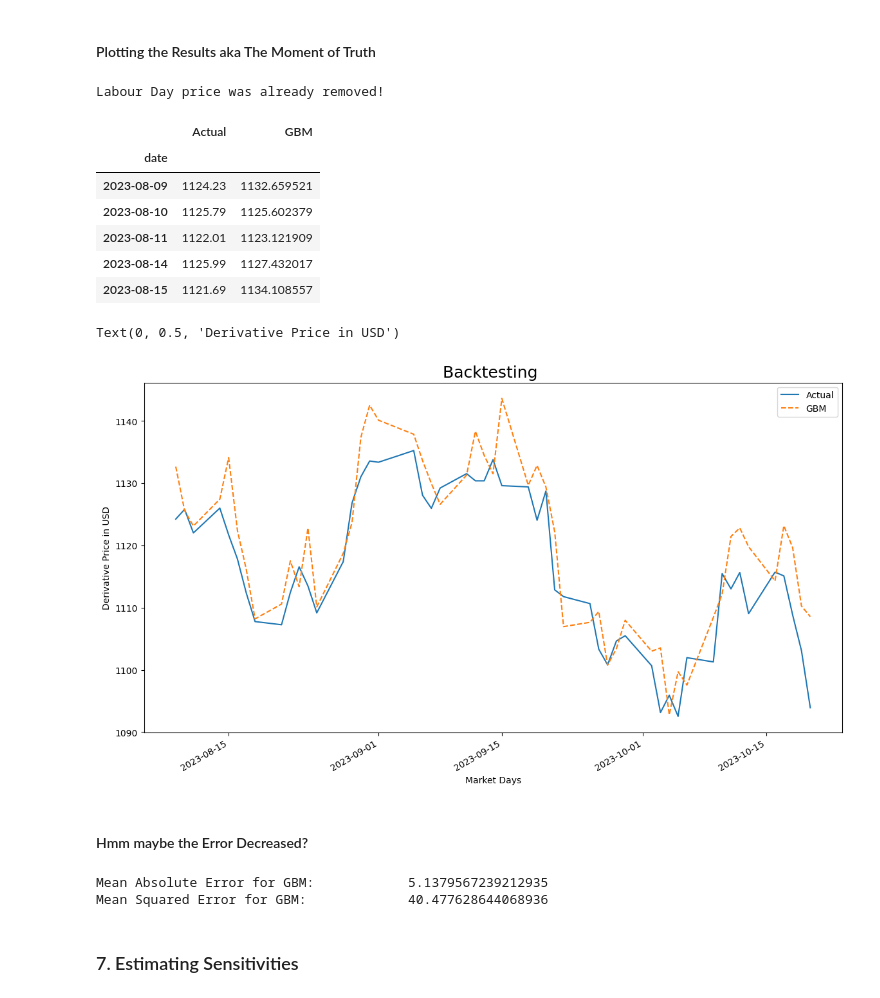
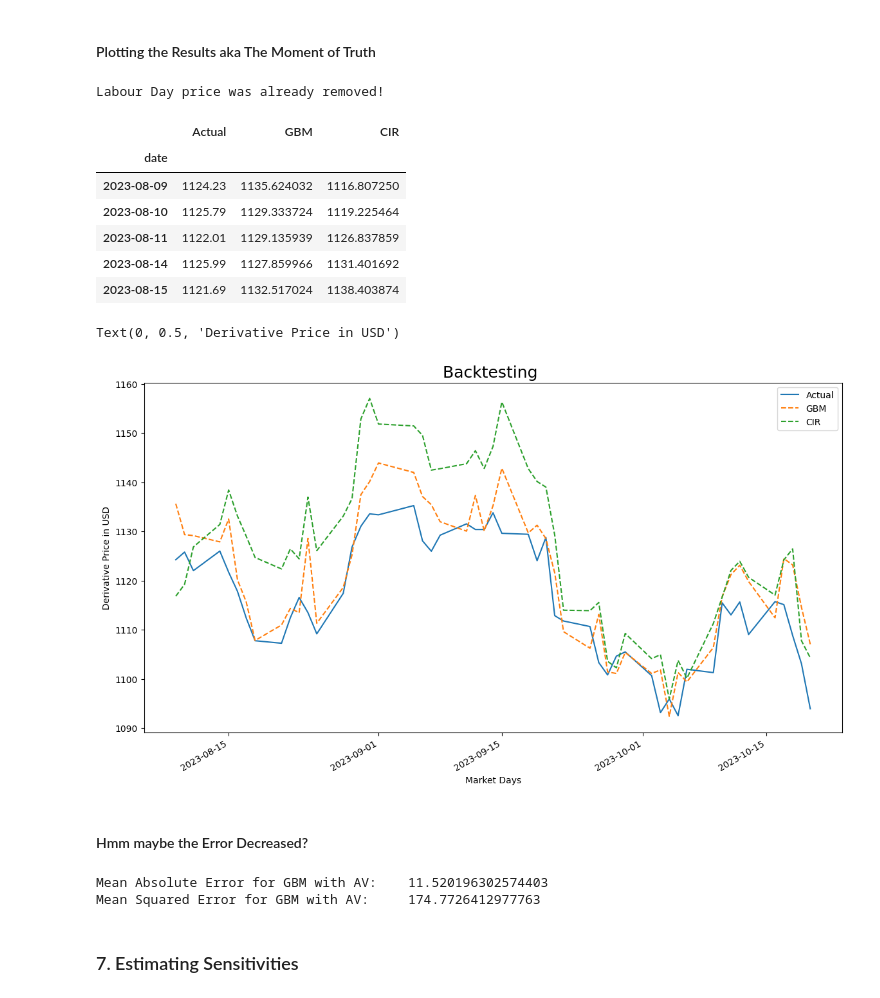
Before and after one commit to RahulG1309/MH4518, a Jupyter notebook: simulations/Black_Scholes.ipynb, the cells around one changed output. Saved outputs shown, nothing was run; the diff lists cells and outputs as text; code cells hidden in the pictures.

```diff
--- a/simulations/Black_Scholes.ipynb
+++ b/simulations/Black_Scholes.ipynb
@@ -471,0 +602,2 @@ for date, prices in zip(simulation_dates, backtest_windows):
+# %%
+Hes_matrix = np.random.normal(0, 1, size=(len(simulation_dates), num_sim, num_periods))
@@ -472,3 +620,39 @@ for date, prices in zip(simulation_dates, backtest_windows):
+# %%
+@njit
+def simulate_GBM_(num_sim, S_0, r, sigma, delta_t, T, Z):  # NOTE: For exact GMB simply set r=mu while calling
+  # Initializations
+  num_periods = int(T/delta_t)
+  S_matrix = np.zeros(shape=(num_sim, num_periods + 1), dtype=np.float64)
+
+  # We are using the form derived by Ito's lemma
+  for i in range(num_sim):
+    S_matrix[i][0] = S_0
+    for j in range(1, num_periods + 1):
+      v = r - 0.5*(sigma[i][j]**2)
+      log_diff = v*delta_t + (sigma[i][j]*np.sqrt(delta_t) * Z[i][j-1])
+      S_matrix[i][j] = S_matrix[i][j-1]*np.exp(log_diff)
+
+  return S_matrix
+# %%
+# GBM without Variance Reduction
+GBM_expected_values = []
+
+for date, prices in zip(simulation_dates, backtest_windows):
+
+  date_index = simulation_dates.get_loc(date)
+  delta = len(product_lifetime[date:])
+  tau = delta / 252 ### time diff in years
+  curve_fit = curves[date_index]
+  r = curve_fit(tau)/100 ### yearly interest
+  _, sigma, sigma_sigma, kappa, init_sigma = get_lognormal_statistics_(prices)  ### all daily indicators
+  eff_r = r - get_div_rate(date)/100
+
+  variance = simulate_heston_var(num_sim, init_sigma, sigma, sigma_sigma, kappa, delta_t, tau, Z=Hes_matrix[date_index])
+  simulated_prices = simulate_GBM_(num_sim, prices[-1], eff_r/252, variance**(1/2), delta_t, tau, Z=Z_matrix[date_index])
+
+  payoffs = np.exp(-eff_r*tau)*np.apply_along_axis(func1d=calculate_payoff, axis=1, arr=simulated_prices)
+  expected_value = np.mean(payoffs)
+  GBM_expected_values.append(expected_value)
 # %%
 # # GBM with Control Variate Variance Reduction
 # GBM_CV_expected_values = []
@@ -541,35 +725,39 @@ simulation_reults['Actual'] = product_prices["value"]
 simulation_reults['GBM'] = GBM_expected_values
 # simulation_reults['AV'] = GBM_AV_expected_values
 # simulation_reults['EMS'] = GBM_EMS_expected_values
+# simulation_reults['closed']= closed_expected_values
+simulation_reults['CIR']= CIR_expected_values
 # simulation_reults['CV'] = GBM_CV_expected_values
 # simulation_reults['CV_Min'] = GBM_CV_Min_expected_values
 
 simulation_reults.head()
 # %% [output]
 Labour Day price was already removed!
-|  | Actual | GBM |
-| date |  |  |
-| 2023-08-09 | 1124.23 | 1132.659521 |
-| 2023-08-10 | 1125.79 | 1125.602379 |
-| 2023-08-11 | 1122.01 | 1123.121909 |
-| 2023-08-14 | 1125.99 | 1127.432017 |
-| 2023-08-15 | 1121.69 | 1134.108557 |
+|  | Actual | GBM | CIR |
+| date |  |  |  |
+| 2023-08-09 | 1124.23 | 1135.624032 | 1116.807250 |
+| 2023-08-10 | 1125.79 | 1129.333724 | 1119.225464 |
+| 2023-08-11 | 1122.01 | 1129.135939 | 1126.837859 |
+| 2023-08-14 | 1125.99 | 1127.859966 | 1131.401692 |
+| 2023-08-15 | 1121.69 | 1132.517024 | 1138.403874 |
 # %%
 plt.figure(figsize=(14,8))
 plt.title('Backtesting ',fontdict={"fontsize":18})
 
 simulation_reults['Actual'].plot(legend=True)
 simulation_reults['GBM'].plot(legend=True,style="--")
 # simulation_reults['AV'].plot(legend=True,style="--")
 # simulation_reults['EMS'].plot(legend=True,style="--")
+# simulation_reults['closed'].plot(legend=True,style="--")
+simulation_reults['CIR'].plot(legend=True,style="--")
 # simulation_reults['CV'].plot(legend=True,style="--")
 # simulation_reults['CV_Min'].plot(legend=True,style="--")
 
 plt.xlabel('Market Days')
 plt.ylabel('Derivative Price in USD')
 # %% [output]
 Text(0, 0.5, 'Derivative Price in USD')
-[figure, old version]
+[figure, new version]
 # %% [markdown]
 #### Hmm maybe the Error Decreased?
 # %%
@@ -578,10 +766,10 @@ mean_sq_error=mean_squared_error(simulation_reults['Actual'].to_list(),simulatio
 print(f'Mean Absolute Error for GBM:\t\t{mean_abs_error}')
 print(f'Mean Squared Error for GBM:\t\t{mean_sq_error}\n')
 
-# mean_abs_error=mean_absolute_error(simulation_reults['Actual'].to_list(),simulation_reults['AV'].to_list())
-# mean_sq_error=mean_squared_error(simulation_reults['Actual'].to_list(),simulation_reults['AV'].to_list())
-# print(f'Mean Absolute Error for GBM with AV:\t{mean_abs_error}')
-# print(f'Mean Squared Error for GBM with AV:\t{mean_sq_error}\n')
+mean_abs_error=mean_absolute_error(simulation_reults['Actual'].to_list(),simulation_reults['AV'].to_list())
+mean_sq_error=mean_squared_error(simulation_reults['Actual'].to_list(),simulation_reults['AV'].to_list())
+print(f'Mean Absolute Error for GBM with AV:\t{mean_abs_error}')
+print(f'Mean Squared Error for GBM with AV:\t{mean_sq_error}\n')
 
 # mean_abs_error=mean_absolute_error(simulation_reults['Actual'].to_list(),simulation_reults['EMS'].to_list())
 # mean_sq_error=mean_squared_error(simulation_reults['Actual'].to_list(),simulation_reults['EMS'].to_list())
@@ -598,8 +786,8 @@ print(f'Mean Squared Error for GBM:\t\t{mean_sq_error}\n')
 # print(f'Mean Absolute Error with CV using min:\t{mean_abs_error}')
 # print(f'Mean Squared Error with CV using min:\t{mean_sq_error}\n')
 # %% [output]
-Mean Absolute Error for GBM:            5.1379567239212935
-Mean Squared Error for GBM:             40.477628644068936
+Mean Absolute Error for GBM with AV:    11.520196302574403
+Mean Squared Error for GBM with AV:     174.7726412977763
 # %% [markdown]
 ### 7. Estimating Sensitivities
 # %%
```
Also changed, not shown: parts of 18 cells of this notebook.
